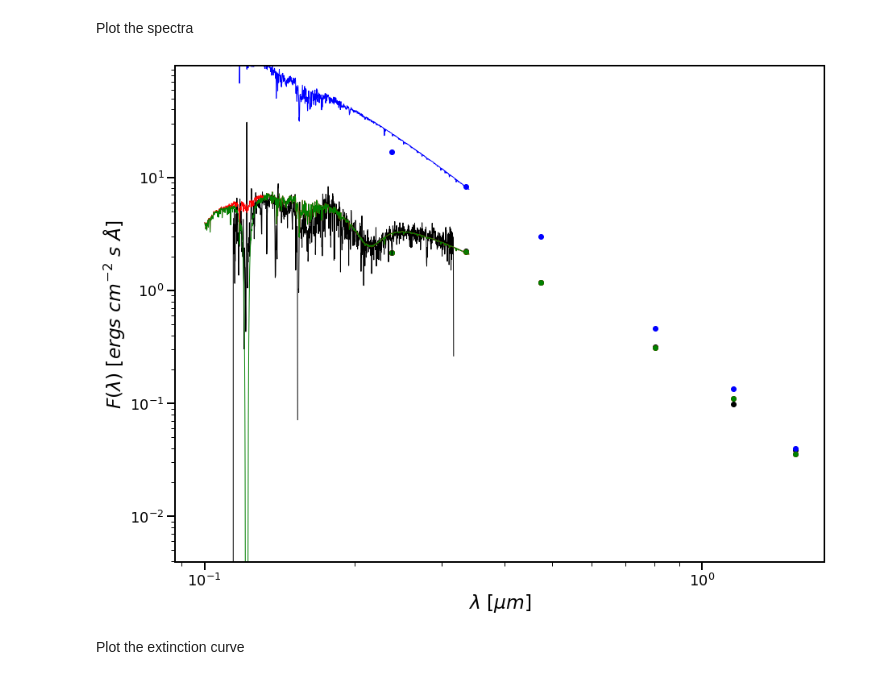
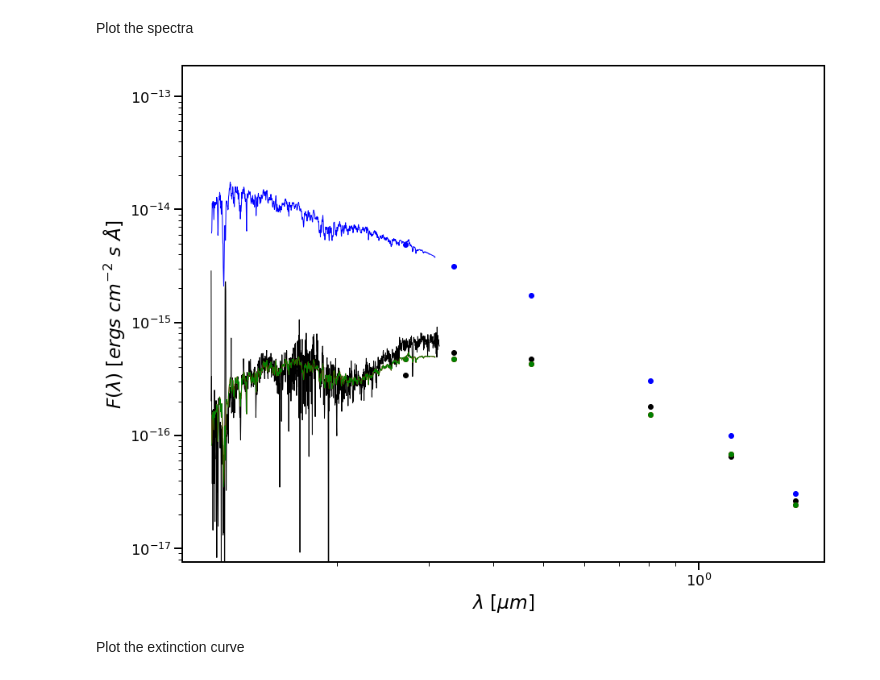
Before and after one commit to karllark/hst_m31_ext, a Jupyter notebook: notebooks/m31_test_model_fitting.ipynb, the cells around one changed output. Saved outputs shown, nothing was run; the diff lists cells and outputs as text; code cells hidden in the pictures.

Commit message:
updating for bad data + lya plot

```diff
--- a/notebooks/m31_test_model_fitting.ipynb
+++ b/notebooks/m31_test_model_fitting.ipynb
@@ -24,7 +24,7 @@ from measure_extinction.utils.fit_model import get_best_fit_params, get_percenti
 # %% [markdown]
 Specify the location of the model and observed data
 # %%
-file_path = "/home/kgordon/Python_git/extstar_data/"
+file_path = "/home/kgordon/Python/extstar_data/"
 # %% [markdown]
 Define star specific parameters
 # %%
@@ -73,7 +73,7 @@ pnames = ["logT","logg","logZ","Av","Rv","C2","C3","C4","x0","gamma","HI_gal","H
 # initial starting position
 #  **customize for each star**
 # M31 metallicity -> 1.0 (solar) -> log(Z) = 0.0
-params = [4.5, 2.75, 0.0, 0.8, 3.1, 1.3, 2.2, 0.11, 4.6, 0.85, 21.0, 19.0]
+params = [4.4, 2.75, 0.0, 0.8, 3.1, 1.3, 2.2, 0.11, 4.6, 0.85, 21.0, 19.0]
 
 # min/max allowed values for each parameter
 # some are based on the min/max of the stellar atmosphere grid
@@ -130,7 +130,10 @@ for cspec in data_names:
         weights[cspec][np.logical_and(x >= cexreg[0], x <= cexreg[1])] = 0.0
 
 # make the photometric bands have higher weight
-weights["BAND"] *= 10000.0
+# weights["BAND"] *= 10000.0
+
+# remove the 275W band from the fitting
+weights["BAND"][0] = 0.0
 # %% [markdown]
 Package the fit info needed.  FitInfo class defines the likelihood functions as well.
 # %%
@@ -159,7 +250,7 @@ def nll(*args):
 
 # run the fit
 result = op.minimize(
-    nll, params, method="Nelder-Mead", options={"maxiter": 1000}, args=(reddened_star, modinfo, fitinfo)
+    nll, params, method="Nelder-Mead", options={"maxiter": 5000}, args=(reddened_star, modinfo, fitinfo)
 )
 
 # check the fit output
@@ -217,74 +305,9 @@ extdata.save(starname + "_ext.fits", column_info=col_info)
 # %% [markdown]
 Plot the spectra
 # %%
-norm_model = np.average(hi_ext_modsed["BAND"])
-norm_data = np.average(reddened_star.data["BAND"].fluxes)
-
-# plotting setup for easier to read plots
-fontsize = 18
-font = {"size": fontsize}
-mpl.rc("font", **font)
-mpl.rc("lines", linewidth=1)
-mpl.rc("axes", linewidth=2)
-mpl.rc("xtick.major", width=2)
-mpl.rc("xtick.minor", width=2)
-mpl.rc("ytick.major", width=2)
-mpl.rc("ytick.minor", width=2)
-
-# setup the plot
-fig, ax = plt.subplots(figsize=(13, 10))
-
-# plot the bands and all spectra for this star
-for cspec in modinfo.fluxes.keys():
-    if cspec == "BAND":
-        ptype = "o"
-    else:
-        ptype = "-"
-
-    # ax.plot(reddened_star.data[cspec].waves,
-    #        weights[cspec], 'k-')
-
-    ax.plot(
-        reddened_star.data[cspec].waves,
-        reddened_star.data[cspec].fluxes / norm_data,
-        "k" + ptype,
-        label="data",
-    )
-
-    # print(reddened_star.data[cspec].waves)
-    # print(modinfo.waves[cspec])
-
-    ax.plot(
-        modinfo.waves[cspec], modsed[cspec] / norm_model, "b" + ptype, label=cspec
-    )
-    ax.plot(
-        modinfo.waves[cspec],
-        ext_modsed[cspec] / norm_model,
-        "r" + ptype,
-        label=cspec,
-    )
-    ax.plot(
-        modinfo.waves[cspec],
-        hi_ext_modsed[cspec] / norm_model,
-        "g" + ptype,
-        label=cspec,
-    )
-
-# finish configuring the plot
-ax.set_ylim(8e4 / norm_model, 2e9 / norm_model)
-ax.set_yscale("log")
-ax.set_xscale("log")
-ax.set_xlabel(r"$\lambda$ [$\mu m$]", fontsize=1.3 * fontsize)
-ax.set_ylabel(r"$F(\lambda)$ [$ergs\ cm^{-2}\ s\ \AA$]", fontsize=1.3 * fontsize)
-ax.tick_params("both", length=10, width=2, which="major")
-ax.tick_params("both", length=5, width=1, which="minor")
-
-# ax.legend()
-
-# use the whitespace better
-fig.tight_layout()
+plot_data_model(reddened_star, modinfo, params)
 # %% [output]
-[figure, old version]
+[figure, new version]
 # %% [markdown]
 Plot the extinction curve
 # %%
```
Also changed, not shown: parts of 13 cells of this notebook, 1 other file.
